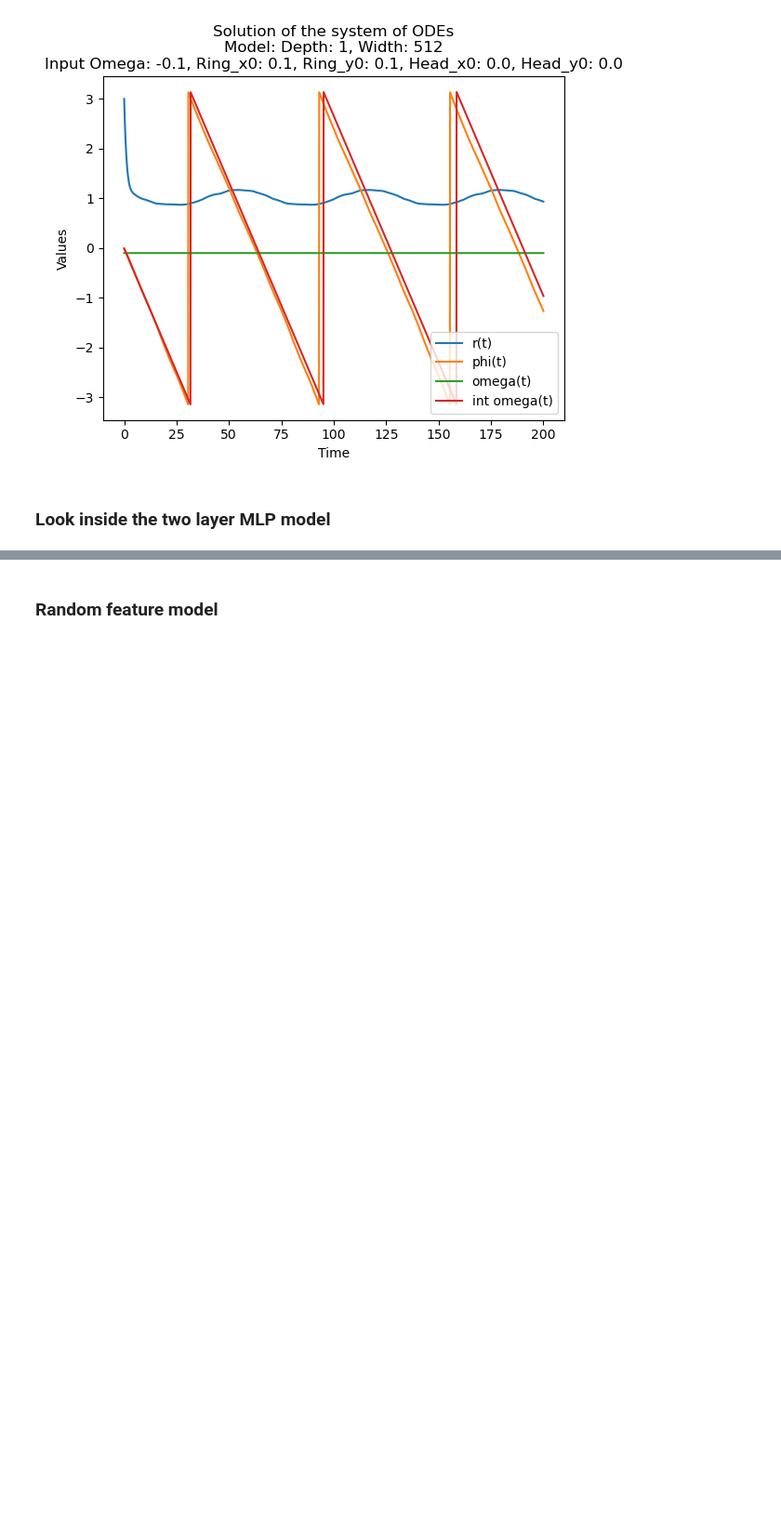
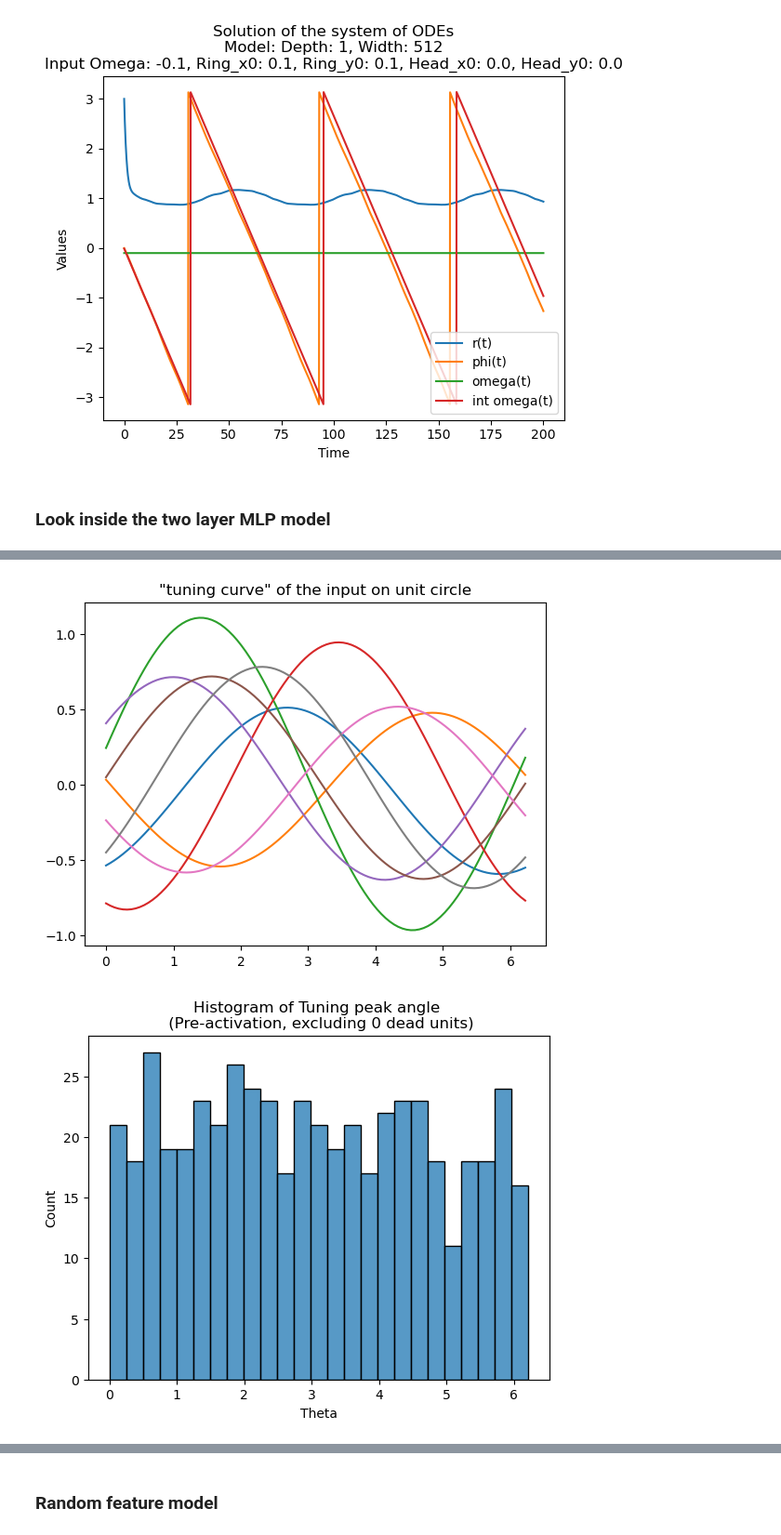
Before and after one commit to Animadversio/DiffusionMemorization, a Jupyter notebook: notebooks/star_shape_radial_MLP_RNN_model.ipynb, the cells around one changed output, grey strips where cells are left out. Shown at 93% size. Drawn from its saved outputs; the diff is of its cells as text; code cells hidden in the pictures; blank space fills up the shorter version.

```diff
--- a/notebooks/star_shape_radial_MLP_RNN_model.ipynb
+++ b/notebooks/star_shape_radial_MLP_RNN_model.ipynb
@@ -512,0 +612,43 @@ Sequential(
+# %%
+# input variables: x, y, omega, ring_x0, ring_y0, H_x0, H_y0
+# sample x, y uniformly on the unit circle
+theta = np.linspace(0, 2*np.pi, 100, endpoint=False)
+x = np.cos(theta)
+y = np.sin(theta)
+ring_xy = np.zeros((len(x), 2))
+H_xy = np.zeros((len(x), 2))
+omega_vec = 0.0 * np.ones((len(x), ))
+input_design = np.concatenate([x[:, None], y[:, None], omega_vec[:, None], ring_xy, H_xy], axis=1)
+input_tsr = torch.tensor(input_design, dtype=torch.float32, device=device)
+with torch.no_grad():
+    latent_repr = model[:1](input_tsr).cpu()
+
+# exclude the case where the repr is dead
+dead_unit_msk = latent_repr.max(dim=0).values == 0
+# find the element with the maximum value in latent_repr
+max_values, max_idx = torch.max(latent_repr[:, ~dead_unit_msk], dim=0)
+min_values = latent_repr[:, ~dead_unit_msk].min(dim=0).values
+amplitude = max_values - min_values
+# find the corresponding theta
+theta_max_dist = theta[max_idx]
+
+# plot histogram of theta_max_dist
+plt.figure()
+plt.plot(theta, latent_repr[:, ::64])
+plt.title(f'"tuning curve" of the input on unit circle')
+plt.show()
+
+plt.figure()
+sns.histplot(theta_max_dist, bins=25)
+plt.xlabel('Theta')
+plt.title(f'Histogram of Tuning peak angle \n (Pre-activation, excluding {dead_unit_msk.sum()} dead units)')
+plt.show()
+
+plt.figure()
+sns.histplot(amplitude, bins=30)
+plt.title(f'Histogram of Amplitude \n (Pre-activation, excluding {dead_unit_msk.sum()} dead units)')
+plt.xlabel('Amplitude (max - min)')
+plt.show()
+# %% [output]
+[figure, added]
+[figure, added]
```
Also changed, not shown: parts of 15 cells of this notebook, 1 other file.
